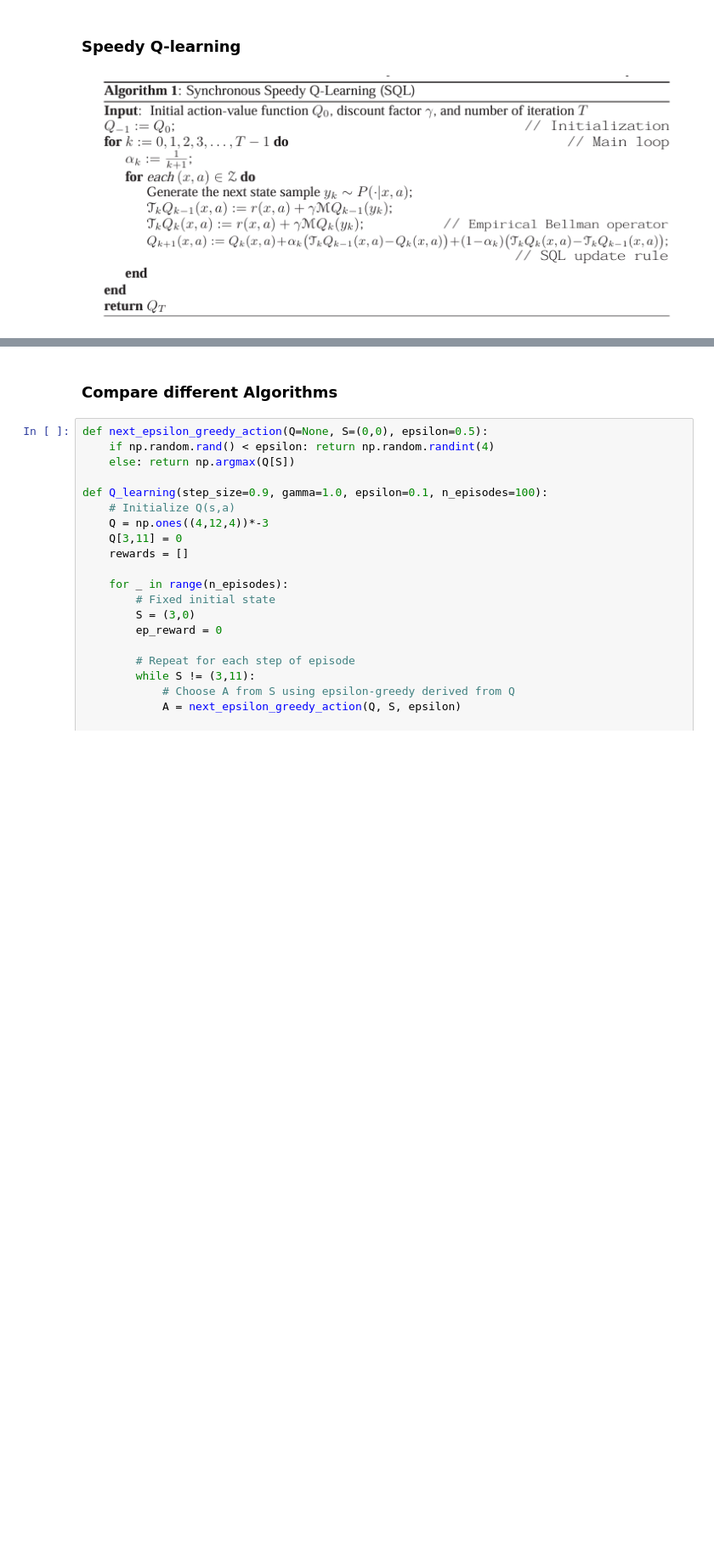
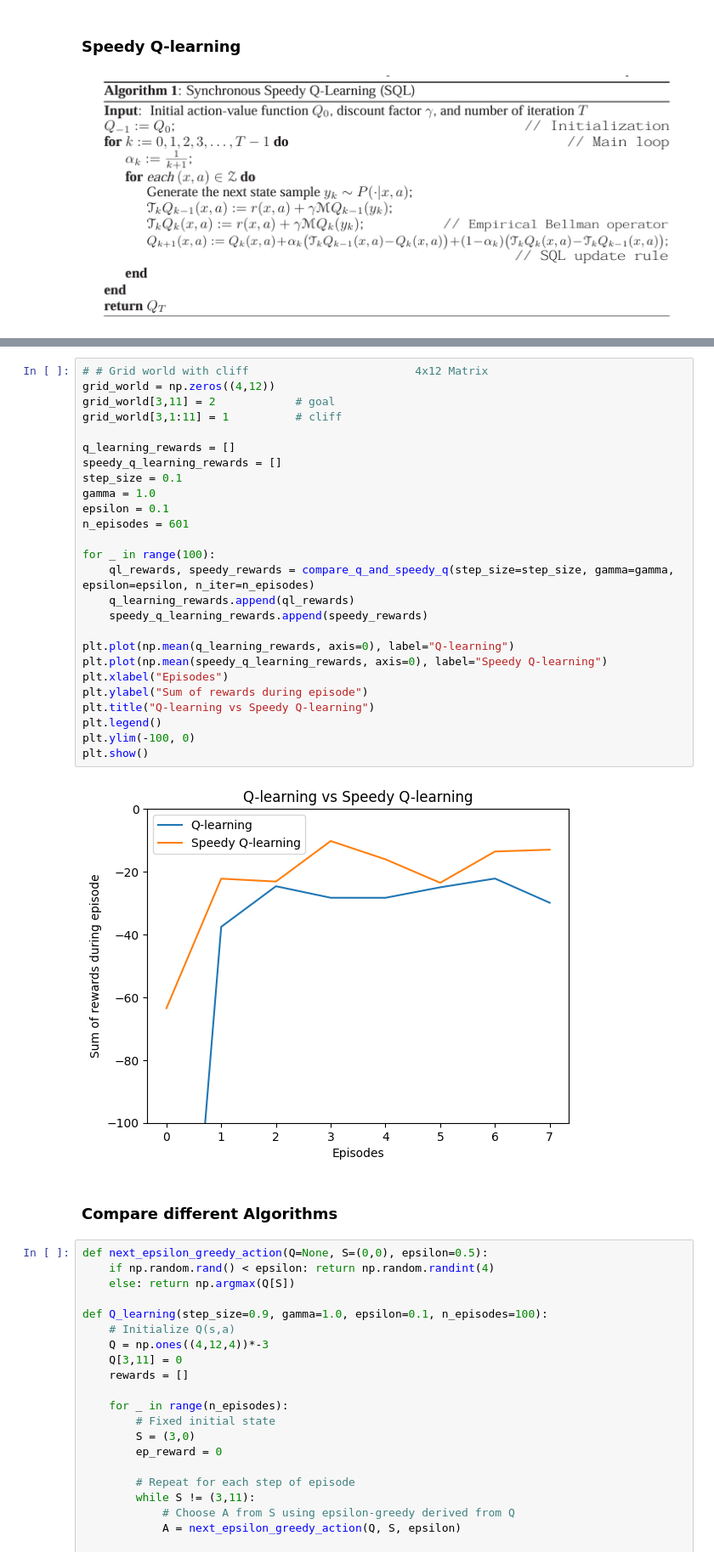
Before and after one commit to NicolaMaestri00/Reinforcement-Learning, a Jupyter notebook: Assignment_4.ipynb, the cells around one changed output, grey strips where cells are left out. Shown: that part at 85% size. Drawn from its saved outputs; the diff is of its cells as text; blank space fills up the shorter version.

```diff
--- a/Assignment_4.ipynb
+++ b/Assignment_4.ipynb
@@ -299,3 +418,31 @@ plot_policy(grid_world, policy, title="Speedy Q-learning")
+# %%
+# # Grid world with cliff                         4x12 Matrix
+grid_world = np.zeros((4,12))
+grid_world[3,11] = 2            # goal
+grid_world[3,1:11] = 1          # cliff
+
+q_learning_rewards = []
+speedy_q_learning_rewards = []
+step_size = 0.1
+gamma = 1.0
+epsilon = 0.1
+n_episodes = 601
+
+for _ in range(100):
+    ql_rewards, speedy_rewards = compare_q_and_speedy_q(step_size=step_size, gamma=gamma, epsilon=epsilon, n_iter=n_episodes)
+    q_learning_rewards.append(ql_rewards)
+    speedy_q_learning_rewards.append(speedy_rewards)
+
+plt.plot(np.mean(q_learning_rewards, axis=0), label="Q-learning")
+plt.plot(np.mean(speedy_q_learning_rewards, axis=0), label="Speedy Q-learning")
+plt.xlabel("Episodes")
+plt.ylabel("Sum of rewards during episode")
+plt.title("Q-learning vs Speedy Q-learning")
+plt.legend()
+plt.ylim(-100, 0)
+plt.show()
+# %% [output]
+[figure, added]
 # %% [markdown]
 ### Compare different Algorithms
 # %%
```
Also changed, not shown: parts of 8 cells of this notebook.
